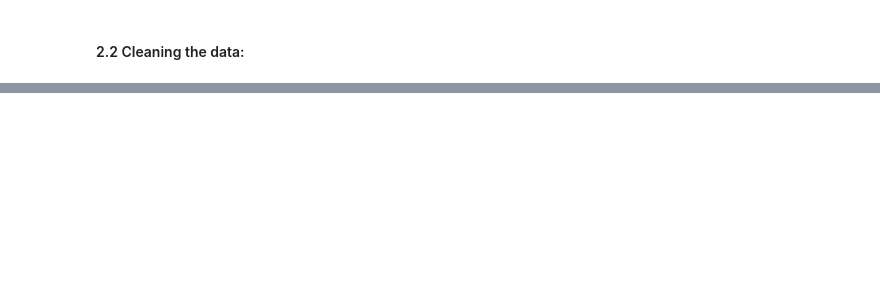
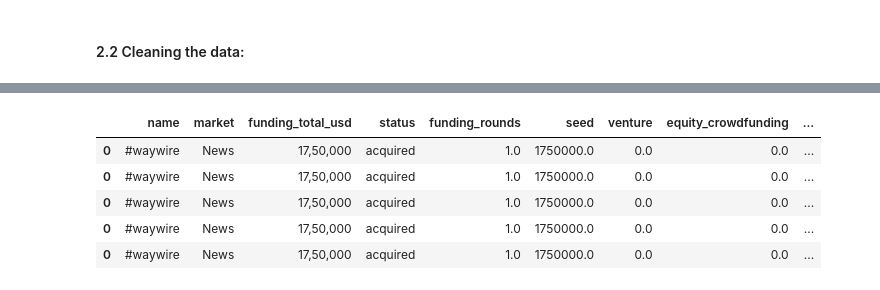
Before and after one commit to lgndluke/ML_Lab_Project, a Jupyter notebook: Lab_Project/ML_Lab_Project.ipynb, the cells around one changed output, grey strips where cells are left out. Cells and saved outputs as stored; diff of their text form; code cells hidden in the pictures; blank space fills up the shorter version.

```diff
--- a/Lab_Project/ML_Lab_Project.ipynb
+++ b/Lab_Project/ML_Lab_Project.ipynb
@@ -54,0 +117,22 @@ We decided to use this dataset for reason xyz.
+# %%
+# =======================================================================================================
+# One-Hot Encode column 'category_list':
+# =======================================================================================================
+
+column_to_encode = 'category_list'
+
+df[column_to_encode] = df[column_to_encode].str.split('|')
+
+df = df.explode(column_to_encode)
+df_dummies = pd.get_dummies(df[column_to_encode])
+df = df.join(df_dummies)
+df.drop([column_to_encode, ""], axis=1, inplace=True)
+
+df.head()
+# %% [output]
+|  | name | market | funding_total_usd | status | funding_rounds | seed | venture | equity_crowdfunding | ... |
+| 0 | #waywire | News | 17,50,000 | acquired | 1.0 | 1750000.0 | 0.0 | 0.0 | ... |
+| 0 | #waywire | News | 17,50,000 | acquired | 1.0 | 1750000.0 | 0.0 | 0.0 | ... |
+| 0 | #waywire | News | 17,50,000 | acquired | 1.0 | 1750000.0 | 0.0 | 0.0 | ... |
+| 0 | #waywire | News | 17,50,000 | acquired | 1.0 | 1750000.0 | 0.0 | 0.0 | ... |
+| 0 | #waywire | News | 17,50,000 | acquired | 1.0 | 1750000.0 | 0.0 | 0.0 | ... |
```
Also changed, not shown: parts of 17 cells of this notebook.
